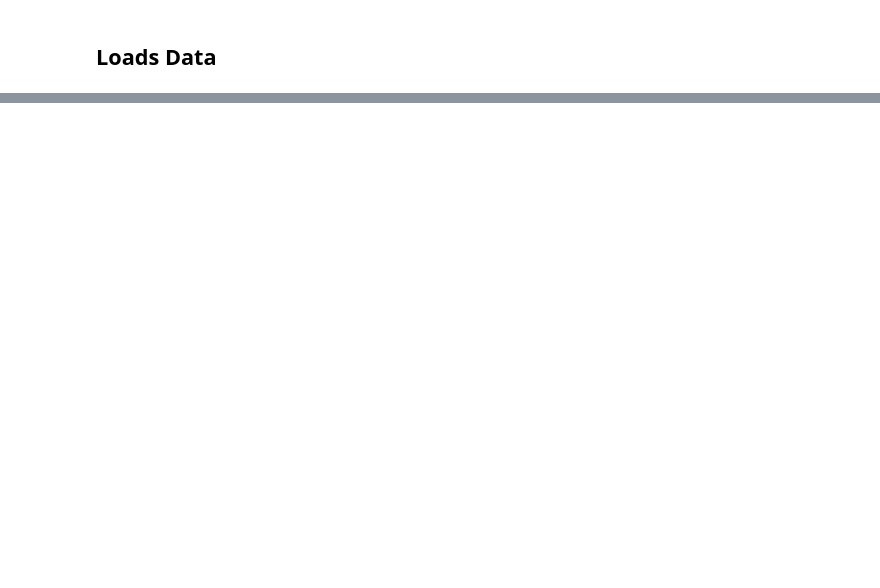
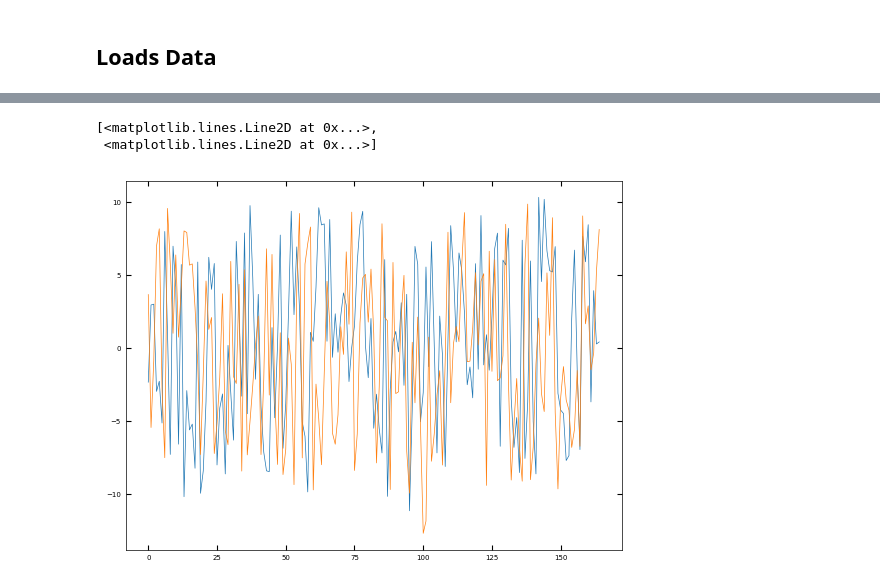
Before and after one commit to m3-learning/m3_learning, a Jupyter notebook: m3_learning/papers/2023_Rapid_Fitting/Training_neural_networks.ipynb, the cells around one changed output, grey strips where cells are left out. Saved outputs shown, nothing was run; the diff lists cells and outputs as text; code cells hidden in the pictures; blank space fills up the shorter version.

```diff
--- a/m3_learning/papers/2023_Rapid_Fitting/Training_neural_networks.ipynb
+++ b/m3_learning/papers/2023_Rapid_Fitting/Training_neural_networks.ipynb
@@ -109,0 +174,6 @@ model = SHO_Model(dataset, training=True, model_basename="SHO_Fitter_original_da
+# %%
+plt.plot(X_train[100])
+# %% [output]
+[<matplotlib.lines.Line2D at 0x...>,
+ <matplotlib.lines.Line2D at 0x...>]
+[figure, added]
```
Also changed, not shown: parts of 12 cells of this notebook, 11 other files.
